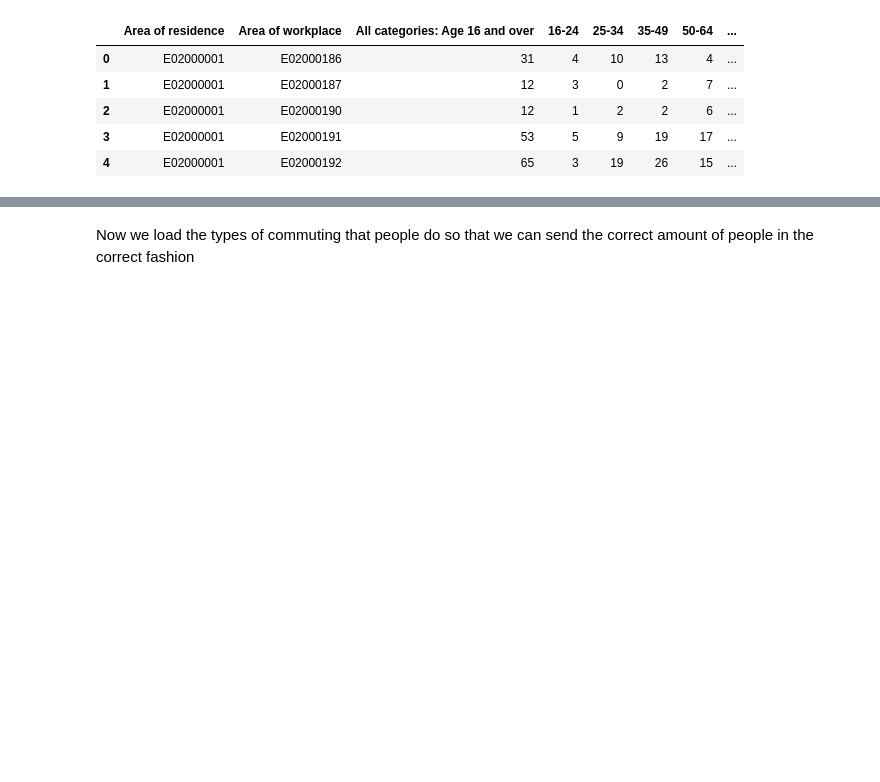
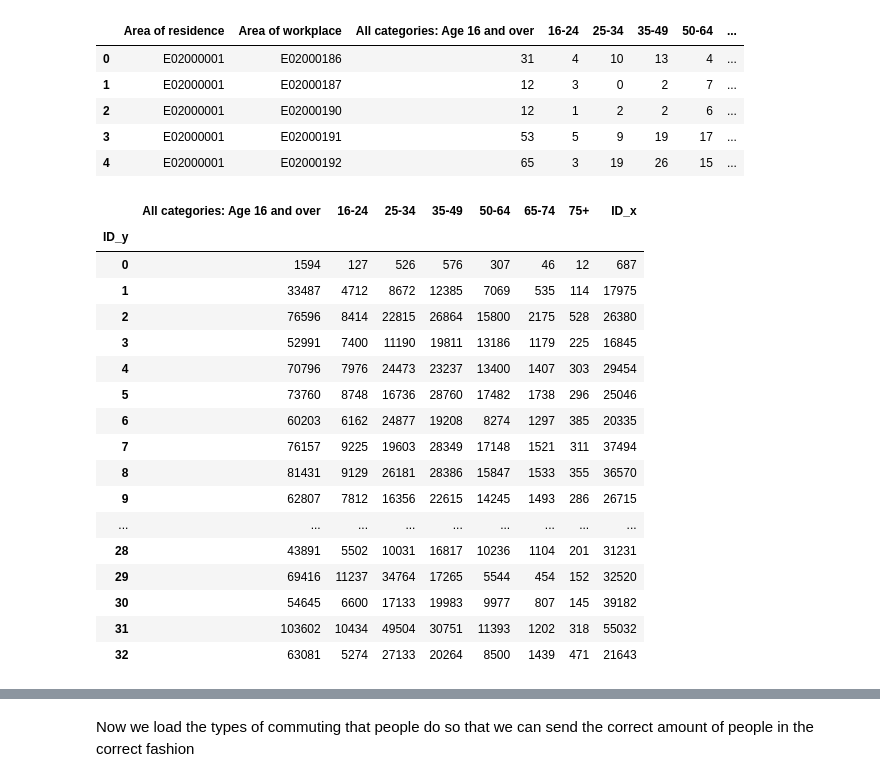
Before and after one commit to lukastk/PyRossGeo, a Jupyter notebook: examples/Map-Creators- London/CommuteLondonLads.ipynb, the cells around one changed output, grey strips where cells are left out. Saved outputs shown, nothing was run; the diff lists cells and outputs as text; code cells hidden in the pictures; blank space fills up the shorter version.

```diff
--- a/examples/Map-Creators- London/CommuteLondonLads.ipynb
+++ b/examples/Map-Creators- London/CommuteLondonLads.ipynb
@@ -265,6 +265,27 @@ work_in_GLMSOA.head()
 | 2 | E02000001 | E02000190 | 12 | 1 | 2 | 2 | 6 | ... |
 | 3 | E02000001 | E02000191 | 53 | 5 | 9 | 19 | 17 | ... |
 | 4 | E02000001 | E02000192 | 65 | 3 | 19 | 26 | 15 | ... |
+# %%
+work_in_GLMSOA.groupby(['ID_y']).sum()
+# %% [output]
+|  | All categories: Age 16 and over | 16-24 | 25-34 | 35-49 | 50-64 | 65-74 | 75+ | ID_x |
+| ID_y |  |  |  |  |  |  |  |  |
+| 0 | 1594 | 127 | 526 | 576 | 307 | 46 | 12 | 687 |
+| 1 | 33487 | 4712 | 8672 | 12385 | 7069 | 535 | 114 | 17975 |
+| 2 | 76596 | 8414 | 22815 | 26864 | 15800 | 2175 | 528 | 26380 |
+| 3 | 52991 | 7400 | 11190 | 19811 | 13186 | 1179 | 225 | 16845 |
+| 4 | 70796 | 7976 | 24473 | 23237 | 13400 | 1407 | 303 | 29454 |
+| 5 | 73760 | 8748 | 16736 | 28760 | 17482 | 1738 | 296 | 25046 |
+| 6 | 60203 | 6162 | 24877 | 19208 | 8274 | 1297 | 385 | 20335 |
+| 7 | 76157 | 9225 | 19603 | 28349 | 17148 | 1521 | 311 | 37494 |
+| 8 | 81431 | 9129 | 26181 | 28386 | 15847 | 1533 | 355 | 36570 |
+| 9 | 62807 | 7812 | 16356 | 22615 | 14245 | 1493 | 286 | 26715 |
+| ... | ... | ... | ... | ... | ... | ... | ... | ... |
+| 28 | 43891 | 5502 | 10031 | 16817 | 10236 | 1104 | 201 | 31231 |
+| 29 | 69416 | 11237 | 34764 | 17265 | 5544 | 454 | 152 | 32520 |
+| 30 | 54645 | 6600 | 17133 | 19983 | 9977 | 807 | 145 | 39182 |
+| 31 | 103602 | 10434 | 49504 | 30751 | 11393 | 1202 | 318 | 55032 |
+| 32 | 63081 | 5274 | 27133 | 20264 | 8500 | 1439 | 471 | 21643 |
 # %%
 #This is the creation of the paths that the school children take
 
```
Also changed, not shown: parts of 12 cells of this notebook, 1 other file.
